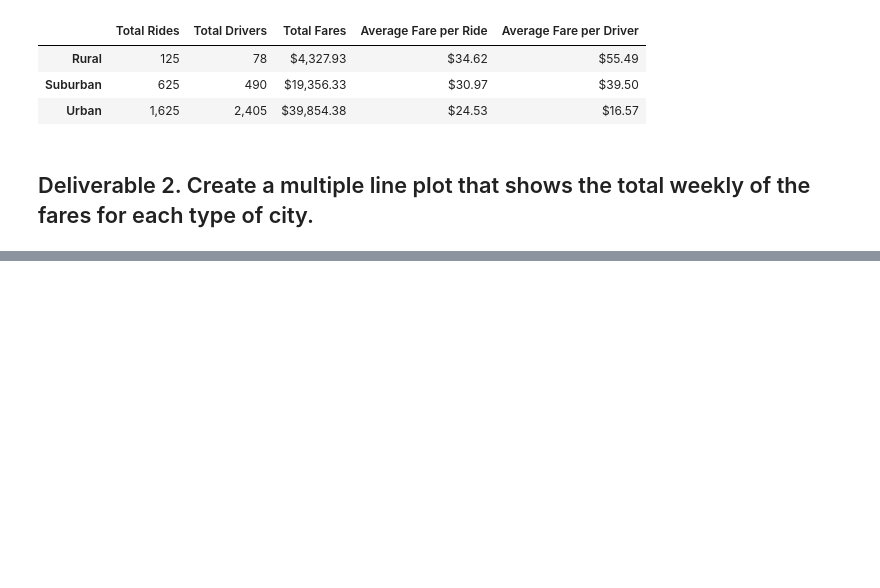
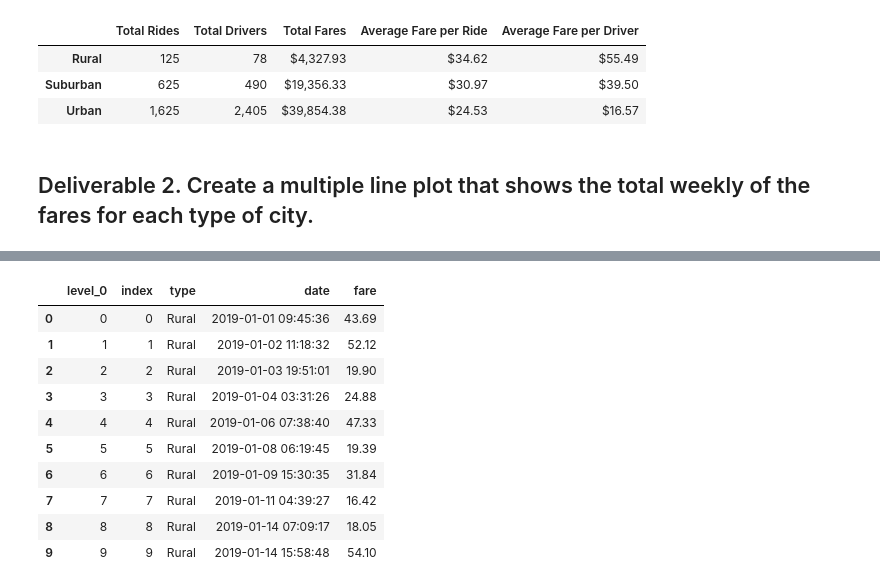
Before and after one commit to jparrett/PyBer_Analysis, a Jupyter notebook: PyBer_Challenge.ipynb, the cells around one changed output, grey strips where cells are left out. Drawn from its saved outputs; the diff is of its cells as text; code cells hidden in the pictures; blank space fills up the shorter version.

```diff
--- a/PyBer_Challenge.ipynb
+++ b/PyBer_Challenge.ipynb
@@ -115,3 +123,5 @@ pyber_summary_df
 # %%
 # 2. Using groupby() to create a new DataFrame showing the sum of the fares
 #  for each date where the indices are the city type and date.
+fares_per_week_df = pyber_data_df.groupby(["type","date"]).sum()["fare"]
+fares_per_week_df
@@ -118,6 +142,20 @@ pyber_summary_df
 # %%
 # 3. Reset the index on the DataFrame you created in #1. This is needed to use the 'pivot()' function.
 # df = df.reset_index()
+fares_per_week_df = fares_per_week_df.reset_index()
+fares_per_week_df.head(10)
+# %% [output]
+|  | level_0 | index | type | date | fare |
+| 0 | 0 | 0 | Rural | 2019-01-01 09:45:36 | 43.69 |
+| 1 | 1 | 1 | Rural | 2019-01-02 11:18:32 | 52.12 |
+| 2 | 2 | 2 | Rural | 2019-01-03 19:51:01 | 19.90 |
+| 3 | 3 | 3 | Rural | 2019-01-04 03:31:26 | 24.88 |
+| 4 | 4 | 4 | Rural | 2019-01-06 07:38:40 | 47.33 |
+| 5 | 5 | 5 | Rural | 2019-01-08 06:19:45 | 19.39 |
+| 6 | 6 | 6 | Rural | 2019-01-09 15:30:35 | 31.84 |
+| 7 | 7 | 7 | Rural | 2019-01-11 04:39:27 | 16.42 |
+| 8 | 8 | 8 | Rural | 2019-01-14 07:09:17 | 18.05 |
+| 9 | 9 | 9 | Rural | 2019-01-14 15:58:48 | 54.10 |
 # %%
 # 4. Create a pivot table with the 'date' as the index, the columns ='type', and values='fare'
 # to get the total fares for each type of city by the date.
```
Also changed, not shown: parts of 8 cells of this notebook, 1 other file.
